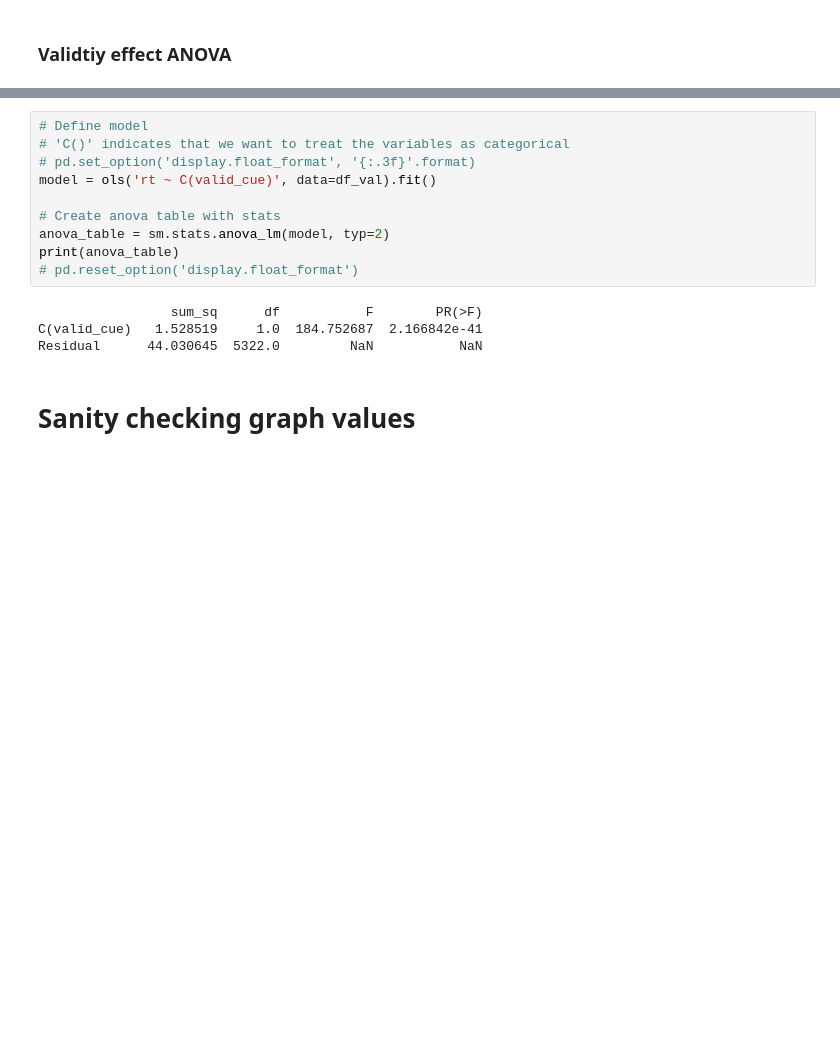
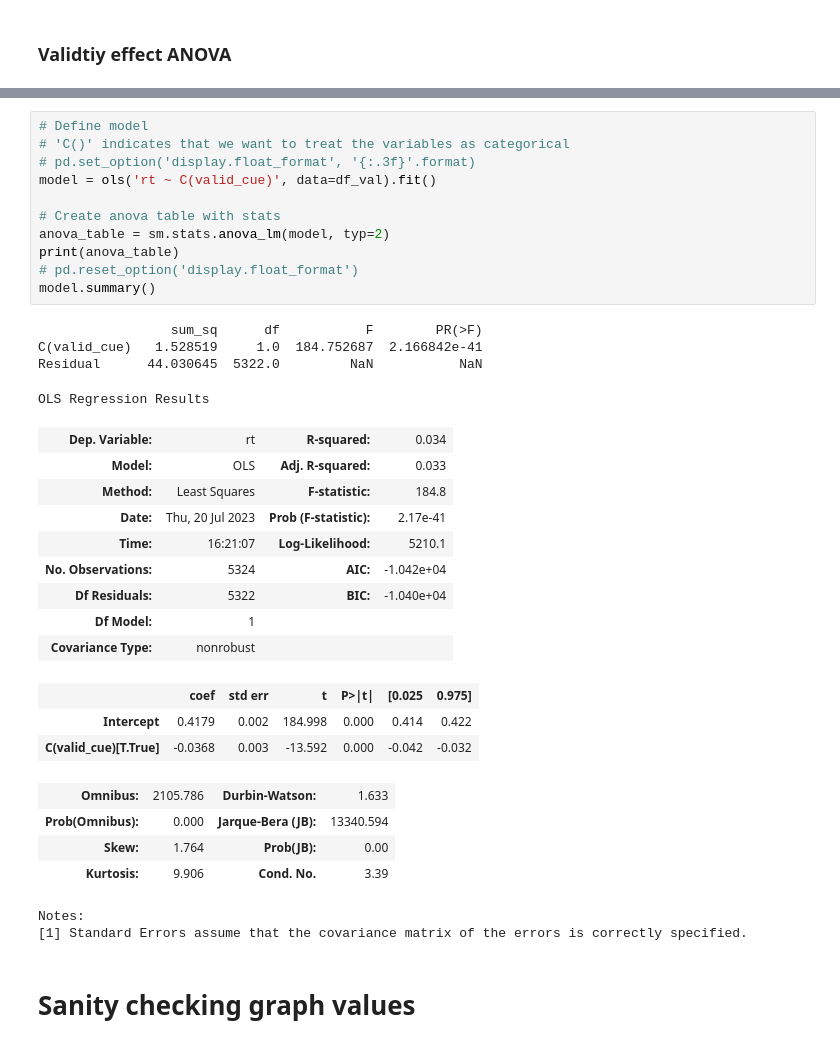
Before and after one commit to locua/joint-analysis, a Jupyter notebook: AAI_RT_analysis.ipynb, the cells around one changed output, grey strips where cells are left out. Saved outputs shown, nothing was run; the diff lists cells and outputs as text; blank space fills up the shorter version.

```diff
--- a/AAI_RT_analysis.ipynb
+++ b/AAI_RT_analysis.ipynb
@@ -577,17 +633,37 @@ df_val
 # %%
 # Define model
 # 'C()' indicates that we want to treat the variables as categorical
 # pd.set_option('display.float_format', '{:.3f}'.format)
 model = ols('rt ~ C(valid_cue)', data=df_val).fit()
 
 # Create anova table with stats
 anova_table = sm.stats.anova_lm(model, typ=2)
 print(anova_table)
 # pd.reset_option('display.float_format')
+model.summary()
 # %% [output]
                  sum_sq      df           F        PR(>F)
 C(valid_cue)   1.528519     1.0  184.752687  2.166842e-41
 Residual      44.030645  5322.0         NaN           NaN
+OLS Regression Results
+| Dep. Variable: | rt | R-squared: | 0.034 |
+| Model: | OLS | Adj. R-squared: | 0.033 |
+| Method: | Least Squares | F-statistic: | 184.8 |
+| Date: | Thu, 20 Jul 2023 | Prob (F-statistic): | 2.17e-41 |
+| Time: | 16:21:07 | Log-Likelihood: | 5210.1 |
+| No. Observations: | 5324 | AIC: | -1.042e+04 |
+| Df Residuals: | 5322 | BIC: | -1.040e+04 |
+| Df Model: | 1 |  |  |
+| Covariance Type: | nonrobust |  |  |
+|  | coef | std err | t | P>|t| | [0.025 | 0.975] |
+| Intercept | 0.4179 | 0.002 | 184.998 | 0.000 | 0.414 | 0.422 |
+| C(valid_cue)[T.True] | -0.0368 | 0.003 | -13.592 | 0.000 | -0.042 | -0.032 |
+| Omnibus: | 2105.786 | Durbin-Watson: | 1.633 |
+| Prob(Omnibus): | 0.000 | Jarque-Bera (JB): | 13340.594 |
+| Skew: | 1.764 | Prob(JB): | 0.00 |
+| Kurtosis: | 9.906 | Cond. No. | 3.39 |
+Notes:
+[1] Standard Errors assume that the covariance matrix of the errors is correctly specified.
 # %% [markdown]
 # Sanity checking graph values
 # %%
```
Also changed, not shown: parts of 15 cells of this notebook.
